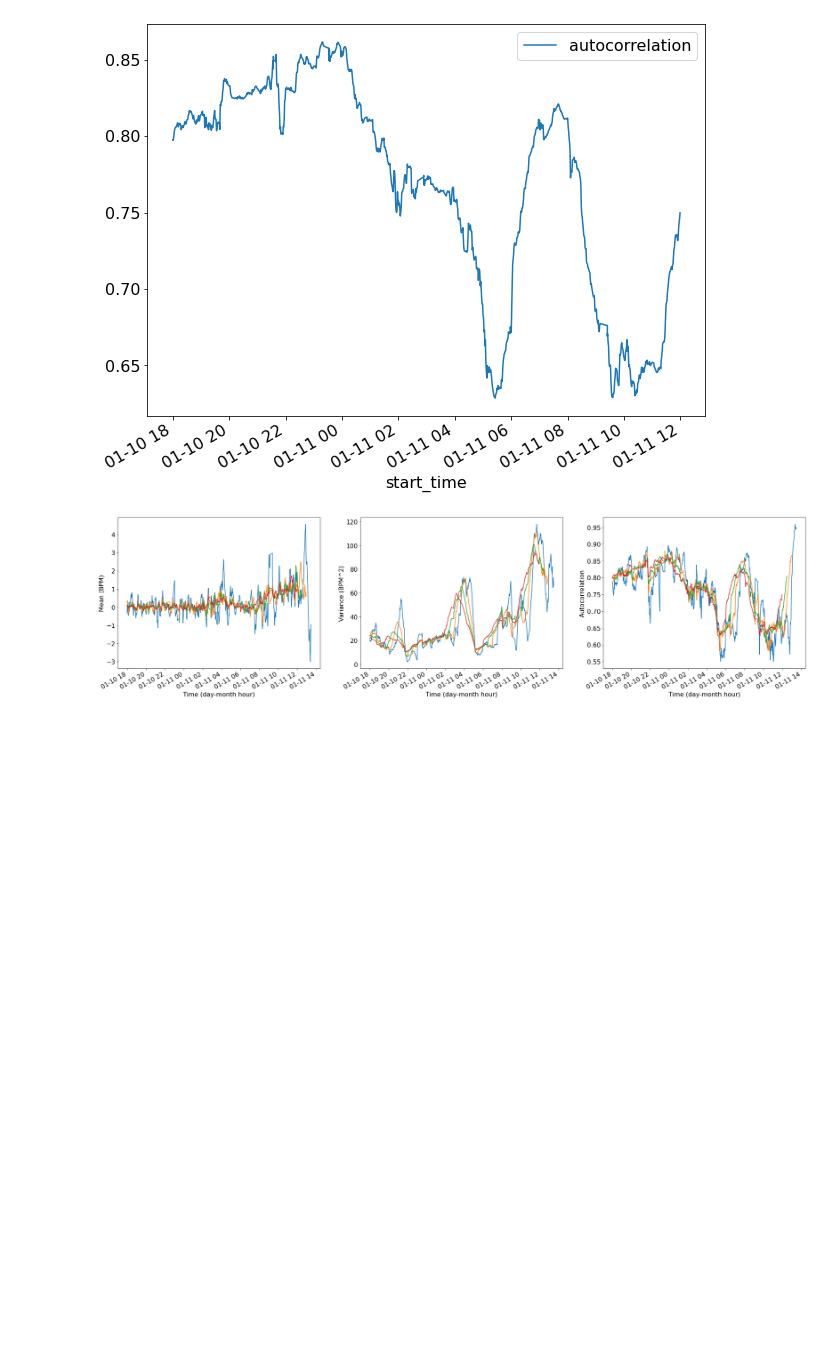
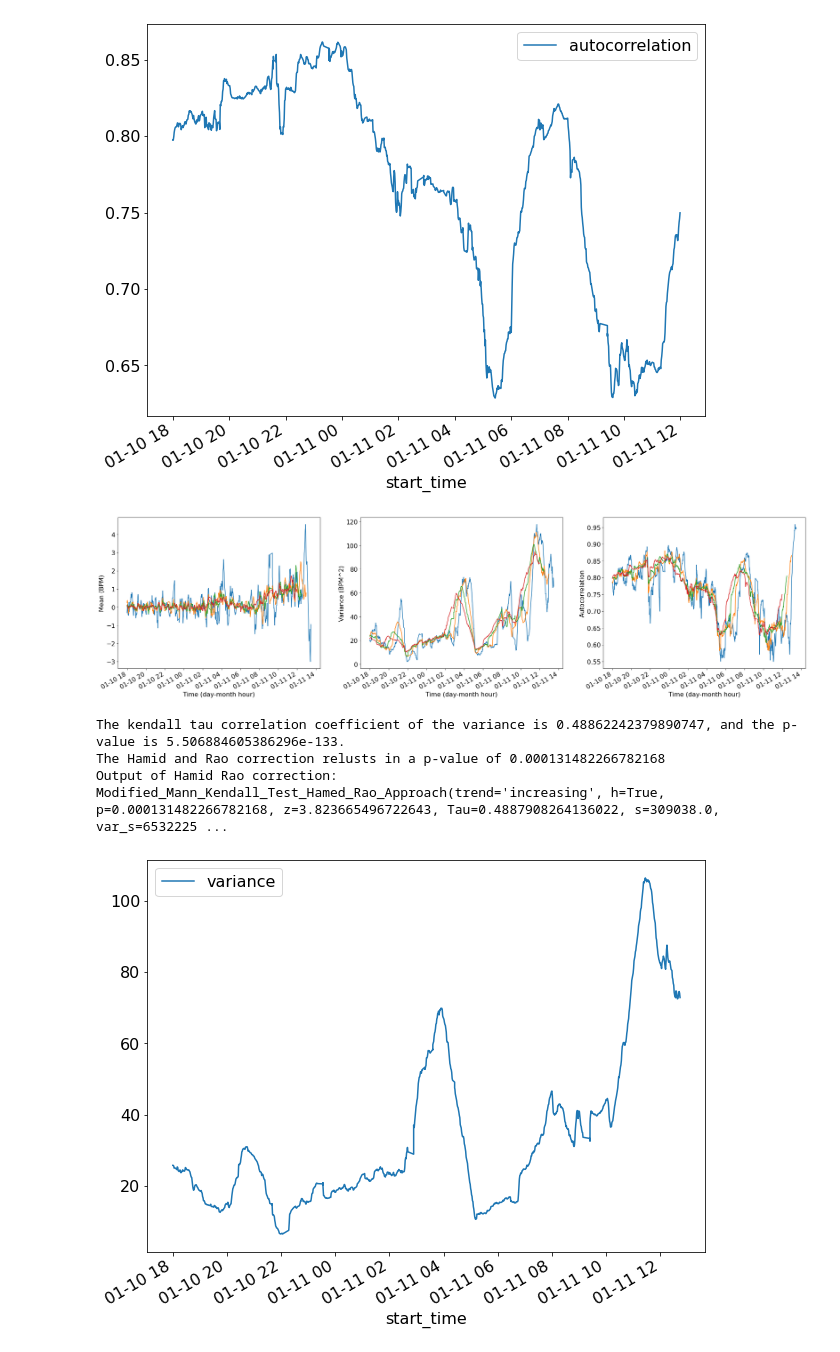
Before and after one commit to l-khali/In2Research, a Jupyter notebook: PC-0192_RR_analysis.ipynb, the cells around one changed output. Cells and saved outputs as stored; diff of their text form; code cells hidden in the pictures; blank space fills up the shorter version.

```diff
--- a/PC-0192_RR_analysis.ipynb
+++ b/PC-0192_RR_analysis.ipynb
@@ -734,3 +717,10 @@ Output of Hamid Rao correction: Modified_Mann_Kendall_Test_Hamed_Rao_Approach(tr
 [figure]
 [figure]
 [figure]
+# %%
+rolling_variance(PC_0192_RR_residuals_no_anomalies, 75)
+# %% [output]
+The kendall tau correlation coefficient of the variance is 0.48862242379890747, and the p-value is 5.506884605386296e-133.
+The Hamid and Rao correction relusts in a p-value of 0.000131482266782168
+Output of Hamid Rao correction: Modified_Mann_Kendall_Test_Hamed_Rao_Approach(trend='increasing', h=True, p=0.000131482266782168, z=3.823665496722643, Tau=0.4887908264136022, s=309038.0, var_s=6532225 ...
+[figure, added]
```
Also changed, not shown: parts of 2 cells of this notebook, 4 other files.
